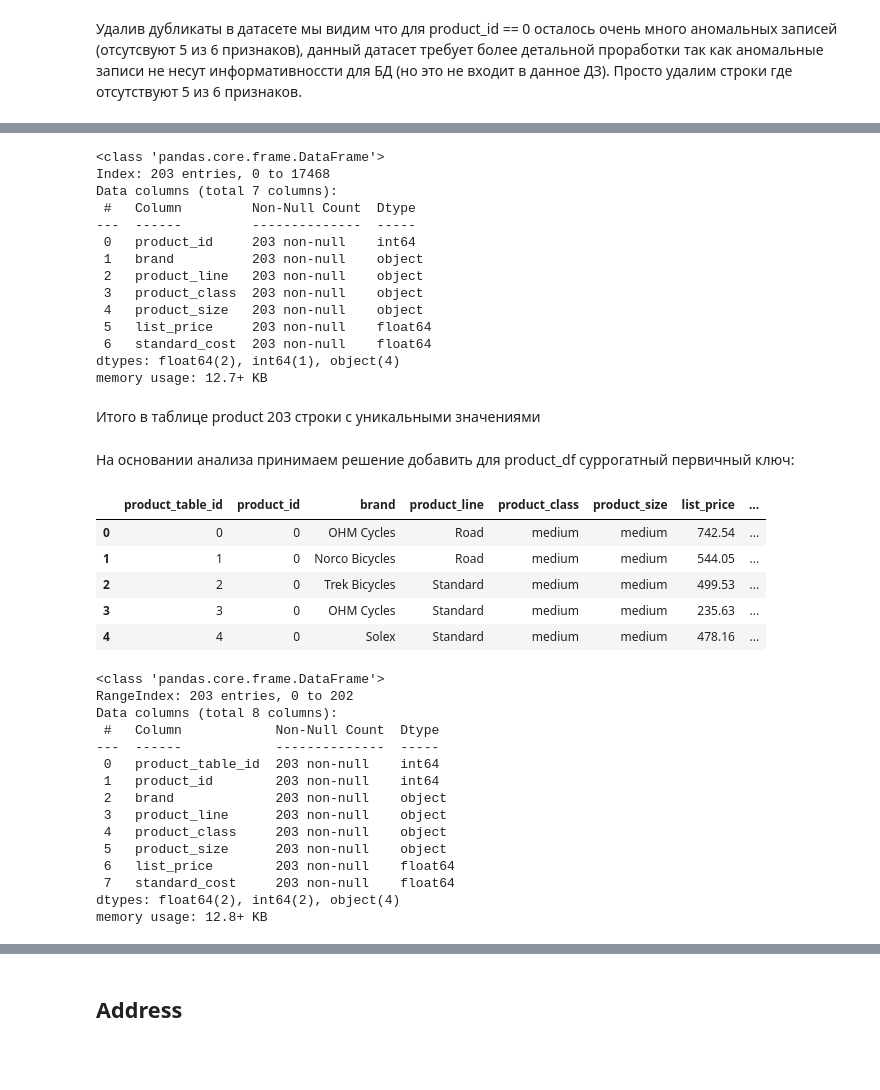
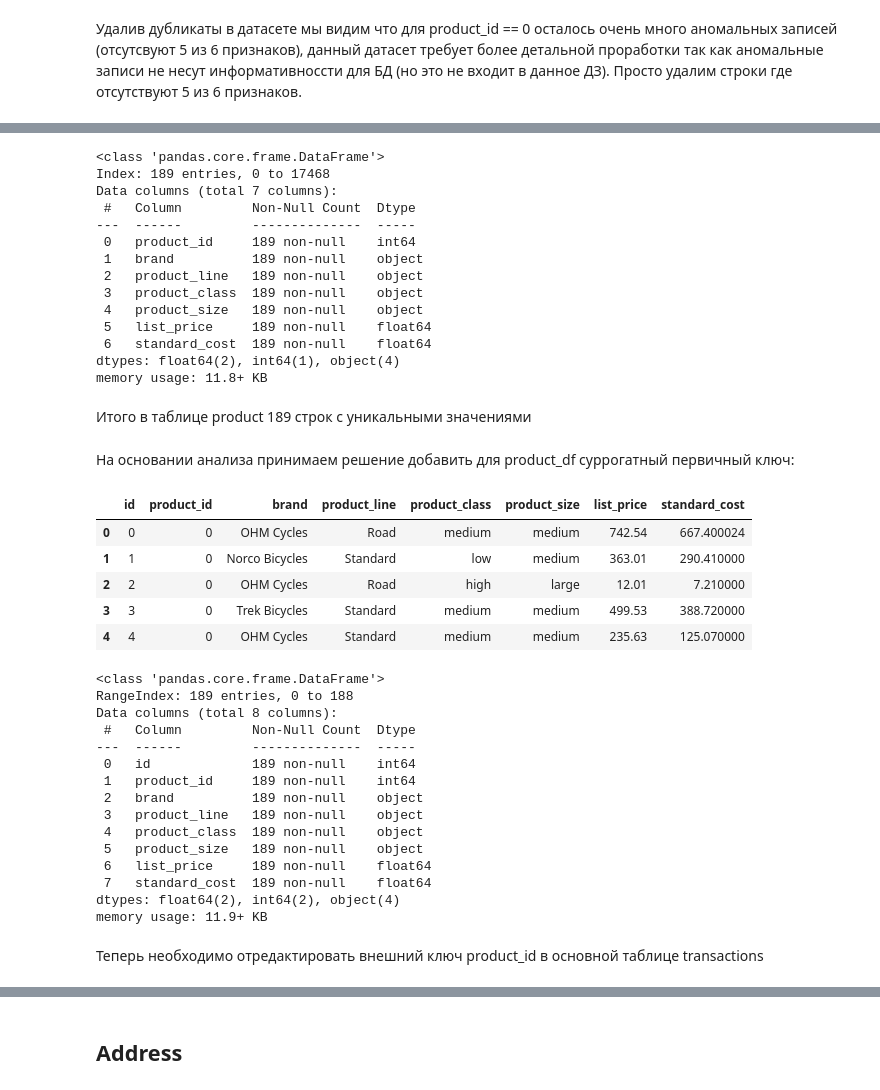
Before and after one commit to DmitriiGolovachev/DB_HW, a Jupyter notebook: HW1/GolovachevDV(fixed).ipynb, the cells around one changed output, grey strips where cells are left out. Drawn from its saved outputs; the diff is of its cells as text; code cells hidden in the pictures; blank space fills up the shorter version.

```diff
--- a/HW1/GolovachevDV(fixed).ipynb
+++ b/HW1/GolovachevDV(fixed).ipynb
@@ -289,4 +293,4 @@ memory usage: 24.9+ KB
 # %% [markdown]
 Удалив дубликаты в датасете мы видим что для product_id	== 0 осталось очень много аномальных записей (отсутсвуют 5 из 6 признаков), данный датасет требует более детальной проработки так как аномальные записи не несут информативноссти для БД (но это не входит в данное ДЗ). Просто удалим строки где отсутствуют 5 из 6 признаков.
 # %%
-product_df_copy = product_df_copy[product_df_copy['brand'].notna()]
+product_df_copy = product_df_copy[(product_df_copy['brand'].notna()) & (product_df_copy['product_line'].notna()) & (product_df_copy['product_class'].notna()) & (product_df_copy['product_size'].notna()) & (product_df_copy['standard_cost'].notna())]
@@ -293,51 +299,56 @@ product_df_copy = product_df_copy[product_df_copy['brand'].notna()]
+# %%
+mask = product_df_copy.duplicated(subset=['product_id', 'brand', 'product_line', 'product_class', 'product_size'])
+product_df = product_df_copy.loc[~mask]
 # %%
-product_df_copy.info()
+product_df.info()
 # %% [output]
 <class 'pandas.core.frame.DataFrame'>
-Index: 203 entries, 0 to 17468
+Index: 189 entries, 0 to 17468
 Data columns (total 7 columns):
  #   Column         Non-Null Count  Dtype
 ---  ------         --------------  -----
- 0   product_id     203 non-null    int64
- 1   brand          203 non-null    object
- 2   product_line   203 non-null    object
- 3   product_class  203 non-null    object
- 4   product_size   203 non-null    object
- 5   list_price     203 non-null    float64
- 6   standard_cost  203 non-null    float64
+ 0   product_id     189 non-null    int64
+ 1   brand          189 non-null    object
+ 2   product_line   189 non-null    object
+ 3   product_class  189 non-null    object
+ 4   product_size   189 non-null    object
+ 5   list_price     189 non-null    float64
+ 6   standard_cost  189 non-null    float64
 dtypes: float64(2), int64(1), object(4)
-memory usage: 12.7+ KB
+memory usage: 11.8+ KB
 # %% [markdown]
-Итого в таблице product 203 строки с уникальными значениями
+Итого в таблице product 189 строк с уникальными значениями
 # %% [markdown]
 На основании анализа принимаем решение добавить для product_df суррогатный первичный ключ:
 # %%
-product_df = product_df_copy.sort_values('product_id').reset_index(drop=True)
+product_df = product_df.sort_values('product_id').reset_index(drop=True)
 # %%
-product_df = product_df.reset_index().rename(columns={'index': 'product_table_id'})
+product_df = product_df.reset_index().rename(columns={'index': 'id'})
 product_df.head()
 # %% [output]
-|  | product_table_id | product_id | brand | product_line | product_class | product_size | list_price | ... |
-| 0 | 0 | 0 | OHM Cycles | Road | medium | medium | 742.54 | ... |
-| 1 | 1 | 0 | Norco Bicycles | Road | medium | medium | 544.05 | ... |
-| 2 | 2 | 0 | Trek Bicycles | Standard | medium | medium | 499.53 | ... |
-| 3 | 3 | 0 | OHM Cycles | Standard | medium | medium | 235.63 | ... |
-| 4 | 4 | 0 | Solex | Standard | medium | medium | 478.16 | ... |
+|  | id | product_id | brand | product_line | product_class | product_size | list_price | standard_cost |
+| 0 | 0 | 0 | OHM Cycles | Road | medium | medium | 742.54 | 667.400024 |
+| 1 | 1 | 0 | Norco Bicycles | Standard | low | medium | 363.01 | 290.410000 |
+| 2 | 2 | 0 | OHM Cycles | Road | high | large | 12.01 | 7.210000 |
+| 3 | 3 | 0 | Trek Bicycles | Standard | medium | medium | 499.53 | 388.720000 |
+| 4 | 4 | 0 | OHM Cycles | Standard | medium | medium | 235.63 | 125.070000 |
 # %%
 product_df.info()
 # %% [output]
 <class 'pandas.core.frame.DataFrame'>
-RangeIndex: 203 entries, 0 to 202
+RangeIndex: 189 entries, 0 to 188
 Data columns (total 8 columns):
- #   Column            Non-Null Count  Dtype
----  ------            --------------  -----
- 0   product_table_id  203 non-null    int64
- 1   product_id        203 non-null    int64
- 2   brand             203 non-null    object
- 3   product_line      203 non-null    object
- 4   product_class     203 non-null    object
- 5   product_size      203 non-null    object
- 6   list_price        203 non-null    float64
- 7   standard_cost     203 non-null    float64
+ #   Column         Non-Null Count  Dtype
+---  ------         --------------  -----
+ 0   id             189 non-null    int64
+ 1   product_id     189 non-null    int64
+ 2   brand          189 non-null    object
+ 3   product_line   189 non-null    object
+ 4   product_class  189 non-null    object
+ 5   product_size   189 non-null    object
+ 6   list_price     189 non-null    float64
+ 7   standard_cost  189 non-null    float64
 dtypes: float64(2), int64(2), object(4)
-memory usage: 12.8+ KB
+memory usage: 11.9+ KB
+# %% [markdown]
+Теперь необходимо отредактировать внешний ключ product_id в основной таблице transactions
```
Also changed, not shown: parts of 53 cells of this notebook, 20 other files.
